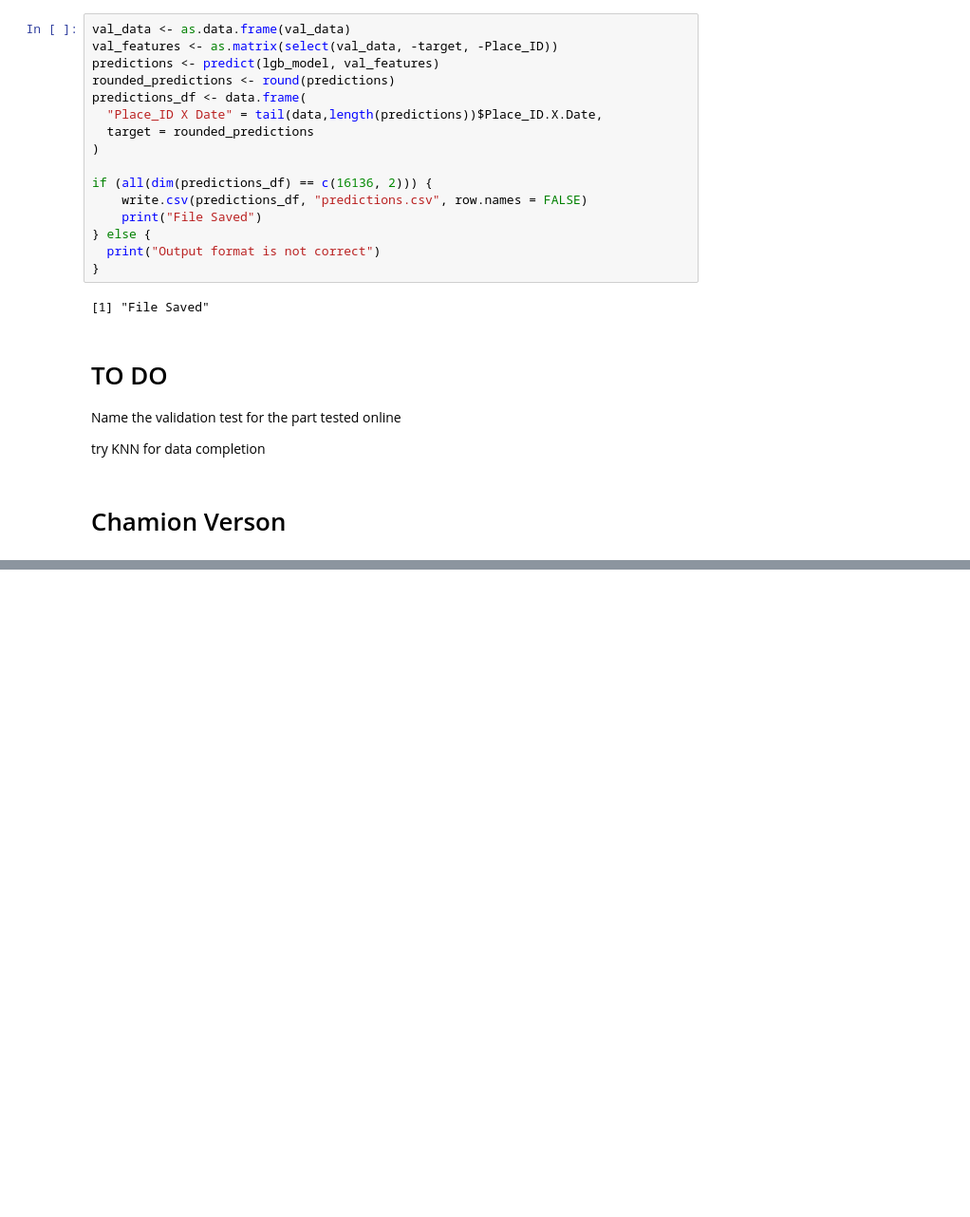
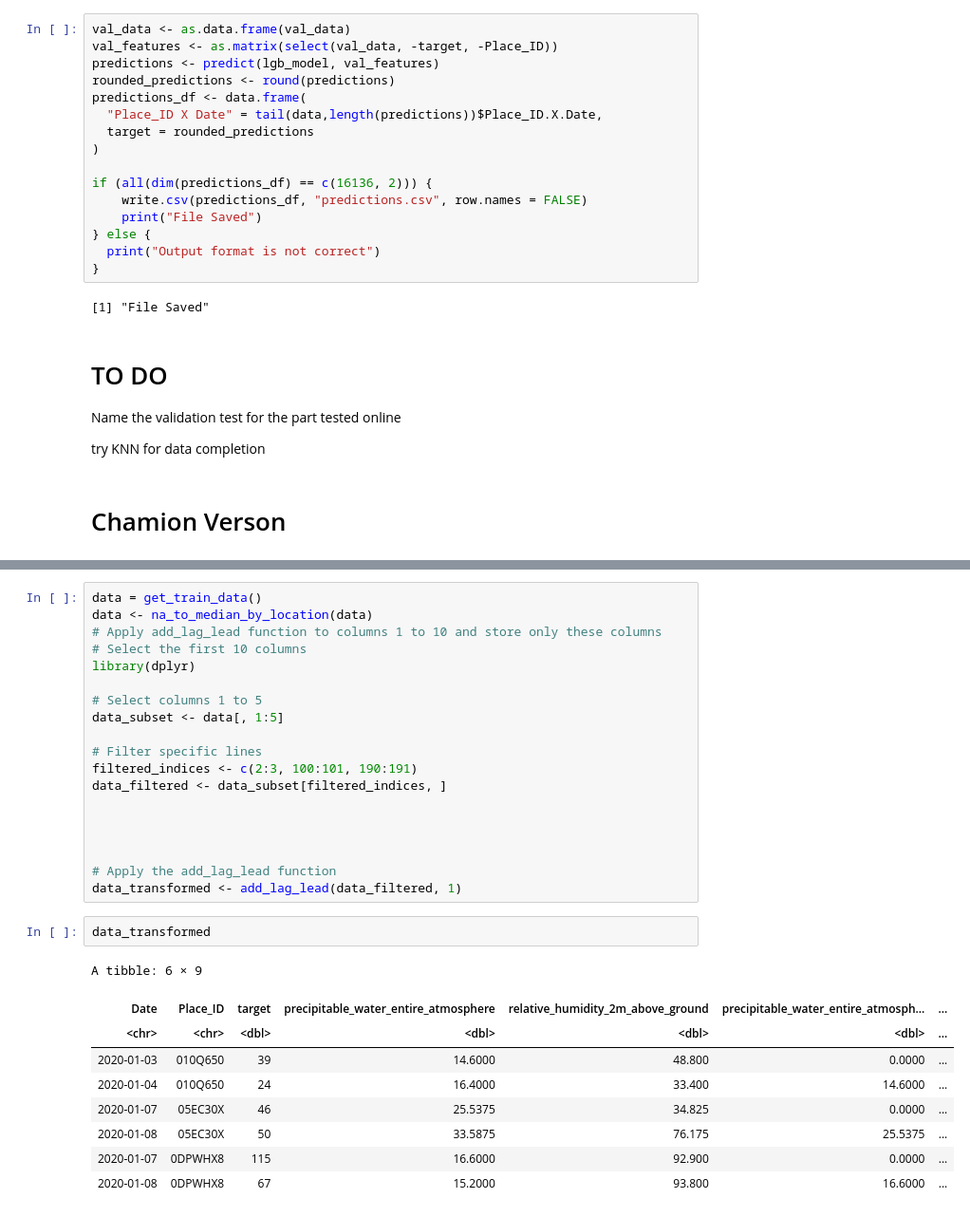
Before and after one commit to ULB-INFO-F-422/urban-air-pollution-challenge-les-dingos, a Jupyter notebook: Notebook_Emile_VC.ipynb, the cells around one changed output, grey strips where cells are left out. Shown: that part at 95% size. Drawn from its saved outputs; the diff is of its cells as text; blank space fills up the shorter version.

```diff
--- a/Notebook_Emile_VC.ipynb
+++ b/Notebook_Emile_VC.ipynb
@@ -514,0 +553,31 @@ try KNN for data completion
+# %%
+data = get_train_data()
+data <- na_to_median_by_location(data)
+# Apply add_lag_lead function to columns 1 to 10 and store only these columns
+# Select the first 10 columns
+library(dplyr)
+
+# Select columns 1 to 5
+data_subset <- data[, 1:5]
+
+# Filter specific lines
+filtered_indices <- c(2:3, 100:101, 190:191)
+data_filtered <- data_subset[filtered_indices, ]
+
+
+
+
+# Apply the add_lag_lead function
+data_transformed <- add_lag_lead(data_filtered, 1)
+# %%
+data_transformed
+# %% [output]
+A tibble: 6 × 9
+| Date | Place_ID | target | precipitable_water_entire_atmosphere | relative_humidity_2m_above_ground | precipitable_water_entire_atmosph... | ... |
+| <chr> | <chr> | <dbl> | <dbl> | <dbl> | <dbl> | ... |
+| 2020-01-03 | 010Q650 | 39 | 14.6000 | 48.800 | 0.0000 | ... |
+| 2020-01-04 | 010Q650 | 24 | 16.4000 | 33.400 | 14.6000 | ... |
+| 2020-01-07 | 05EC30X | 46 | 25.5375 | 34.825 | 0.0000 | ... |
+| 2020-01-08 | 05EC30X | 50 | 33.5875 | 76.175 | 25.5375 | ... |
+| 2020-01-07 | 0DPWHX8 | 115 | 16.6000 | 92.900 | 0.0000 | ... |
+| 2020-01-08 | 0DPWHX8 | 67 | 15.2000 | 93.800 | 16.6000 | ... |
```
Also changed, not shown: parts of 1 cell of this notebook, 3 other files.
